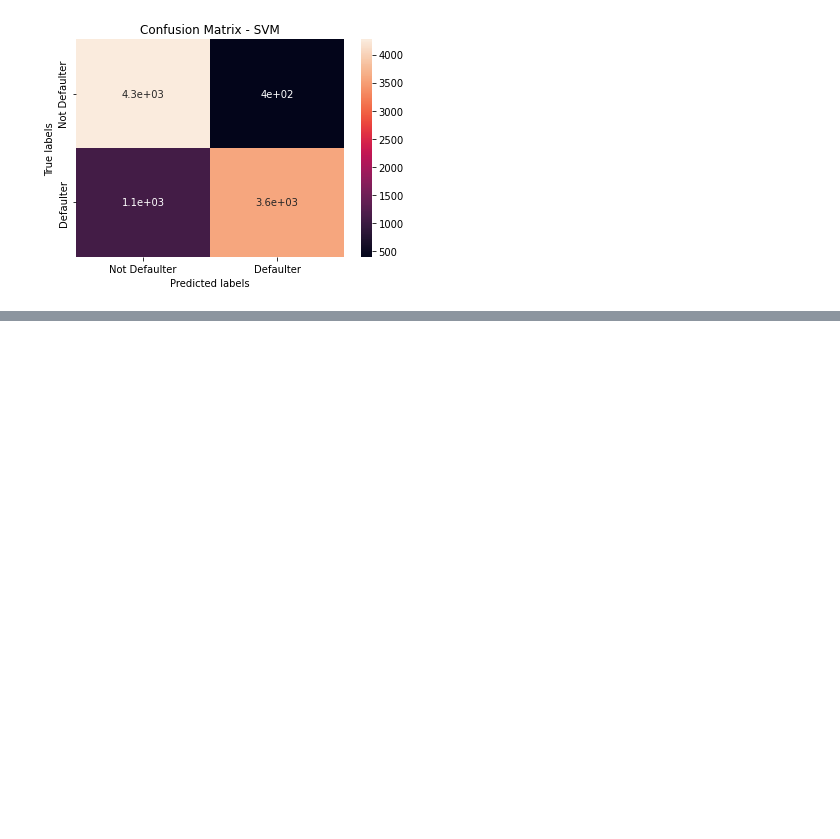
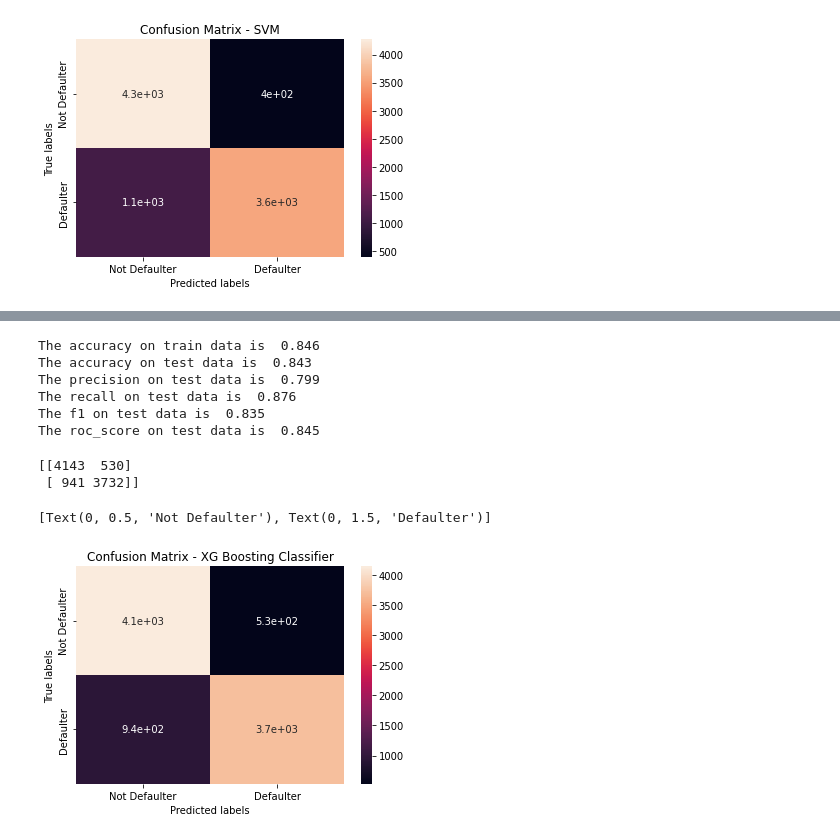
Before and after one commit to roysoni24/Credit-Card-Default-Prediction, a Jupyter notebook: Copy_of_Credit_Card_Default_Prediction_Capstone_Project.ipynb, the cells around one changed output, grey strips where cells are left out. Drawn from its saved outputs; the diff is of its cells as text; code cells hidden in the pictures; blank space fills up the shorter version.

```diff
--- a/Copy_of_Credit_Card_Default_Prediction_Capstone_Project.ipynb
+++ b/Copy_of_Credit_Card_Default_Prediction_Capstone_Project.ipynb
@@ -772,0 +842,47 @@ ax.yaxis.set_ticklabels(labels)
+# %%
+#class prediction of y
+y_pred_xgb=xgb.predict(X_test)
+y_train_pred_xgb=xgb.predict(X_train)
+# %%
+#getting all scores for XG Boosting Classifier
+train_accuracy_xgb = round(accuracy_score(y_train_pred_xgb,y_train), 3)
+accuracy_xgb = round(accuracy_score(y_pred_xgb,y_test), 3)
+precision_score_xgb = round(precision_score(y_pred_xgb,y_test), 3)
+recall_score_xgb = round(recall_score(y_pred_xgb,y_test), 3)
+f1_score_xgb = round(f1_score(y_pred_xgb,y_test), 3)
+roc_score_xgb = round(roc_auc_score(y_pred_xgb,y_test), 3)
+
+print("The accuracy on train data is ", train_accuracy_xgb)
+print("The accuracy on test data is ", accuracy_xgb)
+print("The precision on test data is ", precision_score_xgb)
+print("The recall on test data is ", recall_score_xgb)
+print("The f1 on test data is ", f1_score_xgb)
+print("The roc_score on test data is ", roc_score_xgb)
+# %% [output]
+The accuracy on train data is  0.846
+The accuracy on test data is  0.843
+The precision on test data is  0.799
+The recall on test data is  0.876
+The f1 on test data is  0.835
+The roc_score on test data is  0.845
+# %%
+# Get the confusion matrix for XG Boosting Classifier
+labels = ['Not Defaulter', 'Defaulter']
+cm_xgb = confusion_matrix(y_test, y_pred_xgb )
+print(cm_xgb)
+
+#plot confusion matrix
+ax= plt.subplot()
+sns.heatmap(cm_xgb, annot=True, ax = ax)
+
+# labels, title and ticks
+ax.set_xlabel('Predicted labels')
+ax.set_ylabel('True labels')
+ax.set_title('Confusion Matrix - XG Boosting Classifier')
+ax.xaxis.set_ticklabels(labels)
+ax.yaxis.set_ticklabels(labels)
+# %% [output]
+[[4143  530]
+ [ 941 3732]]
+[Text(0, 0.5, 'Not Defaulter'), Text(0, 1.5, 'Defaulter')]
+[figure, added]
```
Also changed, not shown: parts of 9 cells of this notebook.
